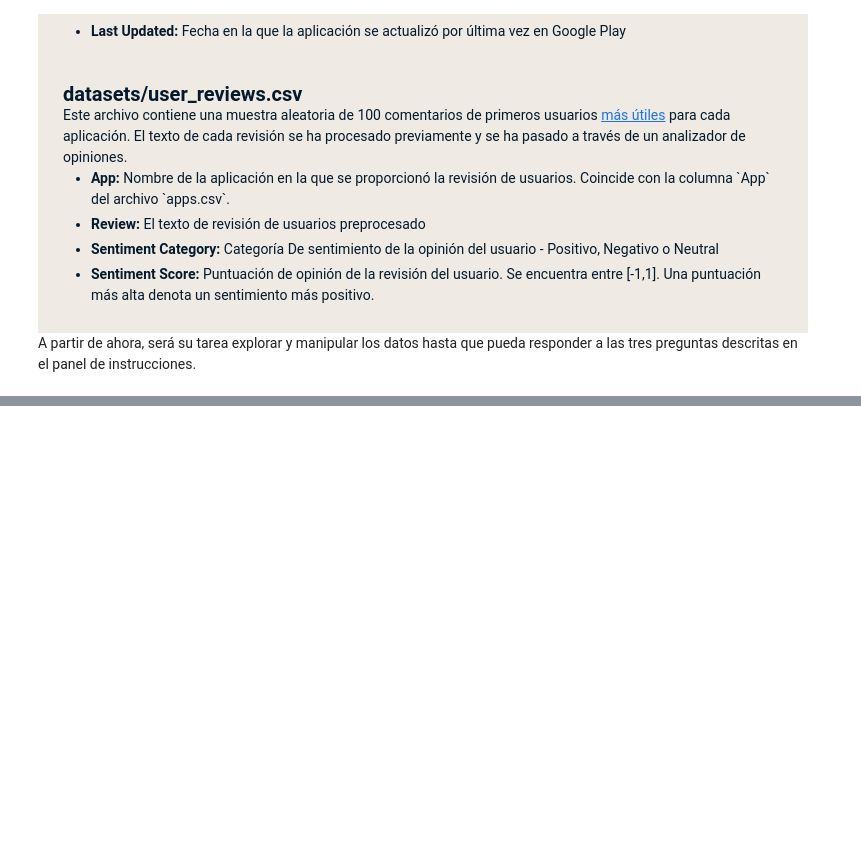
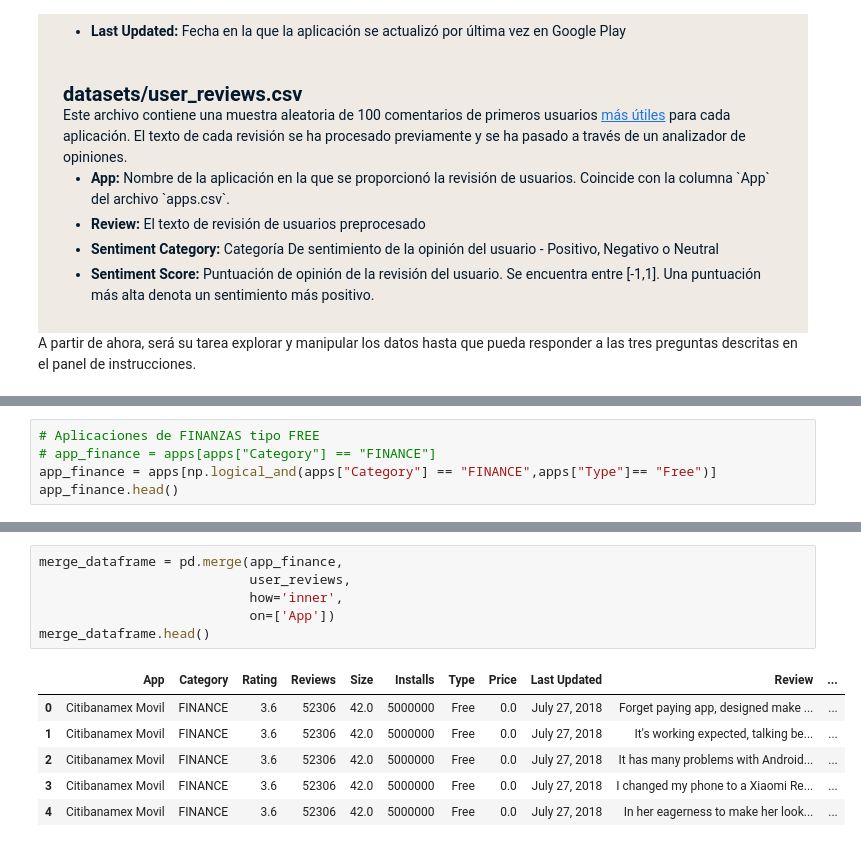
Before and after one commit to MayumyCH/dc_analyzing_android_app_market_with_python, a Jupyter notebook: notebook_es.ipynb, the cells around one changed output, grey strips where cells are left out. Drawn from its saved outputs; the diff is of its cells as text; blank space fills up the shorter version.

```diff
--- a/notebook_es.ipynb
+++ b/notebook_es.ipynb
@@ -72,0 +204,5 @@ Este archivo contiene una muestra aleatoria de 100 comentarios de primeros usuar
+# %%
+# Aplicaciones de FINANZAS tipo FREE
+# app_finance = apps[apps["Category"] == "FINANCE"]
+app_finance = apps[np.logical_and(apps["Category"] == "FINANCE",apps["Type"]== "Free")]
+app_finance.head()
@@ -72,0 +216,13 @@ Este archivo contiene una muestra aleatoria de 100 comentarios de primeros usuar
+# %%
+merge_dataframe = pd.merge(app_finance,
+                           user_reviews,
+                           how='inner',
+                           on=['App'])
+merge_dataframe.head()
+# %% [output]
+|  | App | Category | Rating | Reviews | Size | Installs | Type | Price | Last Updated | Review | ... |
+| 0 | Citibanamex Movil | FINANCE | 3.6 | 52306 | 42.0 | 5000000 | Free | 0.0 | July 27, 2018 | Forget paying app, designed make ... | ... |
+| 1 | Citibanamex Movil | FINANCE | 3.6 | 52306 | 42.0 | 5000000 | Free | 0.0 | July 27, 2018 | It's working expected, talking be... | ... |
+| 2 | Citibanamex Movil | FINANCE | 3.6 | 52306 | 42.0 | 5000000 | Free | 0.0 | July 27, 2018 | It has many problems with Android... | ... |
+| 3 | Citibanamex Movil | FINANCE | 3.6 | 52306 | 42.0 | 5000000 | Free | 0.0 | July 27, 2018 | I changed my phone to a Xiaomi Re... | ... |
+| 4 | Citibanamex Movil | FINANCE | 3.6 | 52306 | 42.0 | 5000000 | Free | 0.0 | July 27, 2018 | In her eagerness to make her look... | ... |
```
Also changed, not shown: parts of 17 cells of this notebook.
